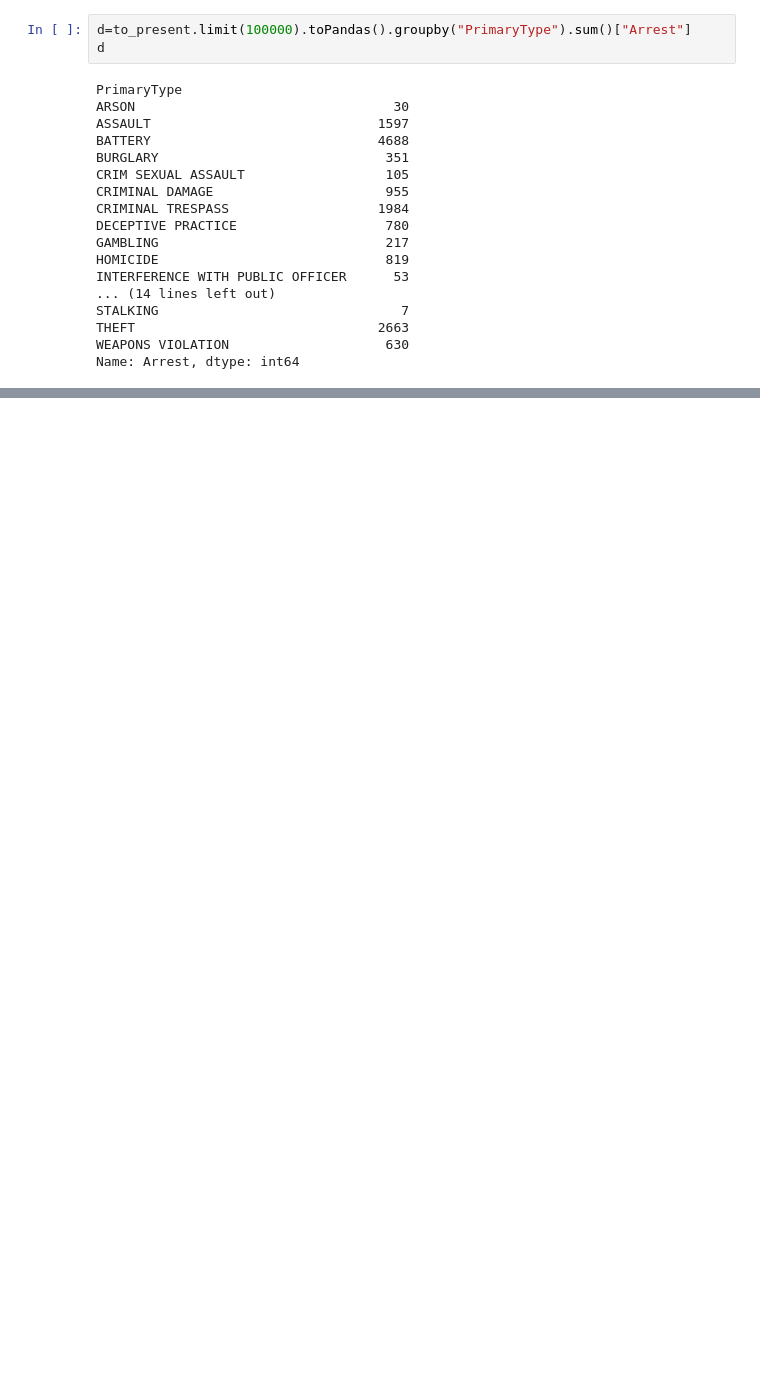
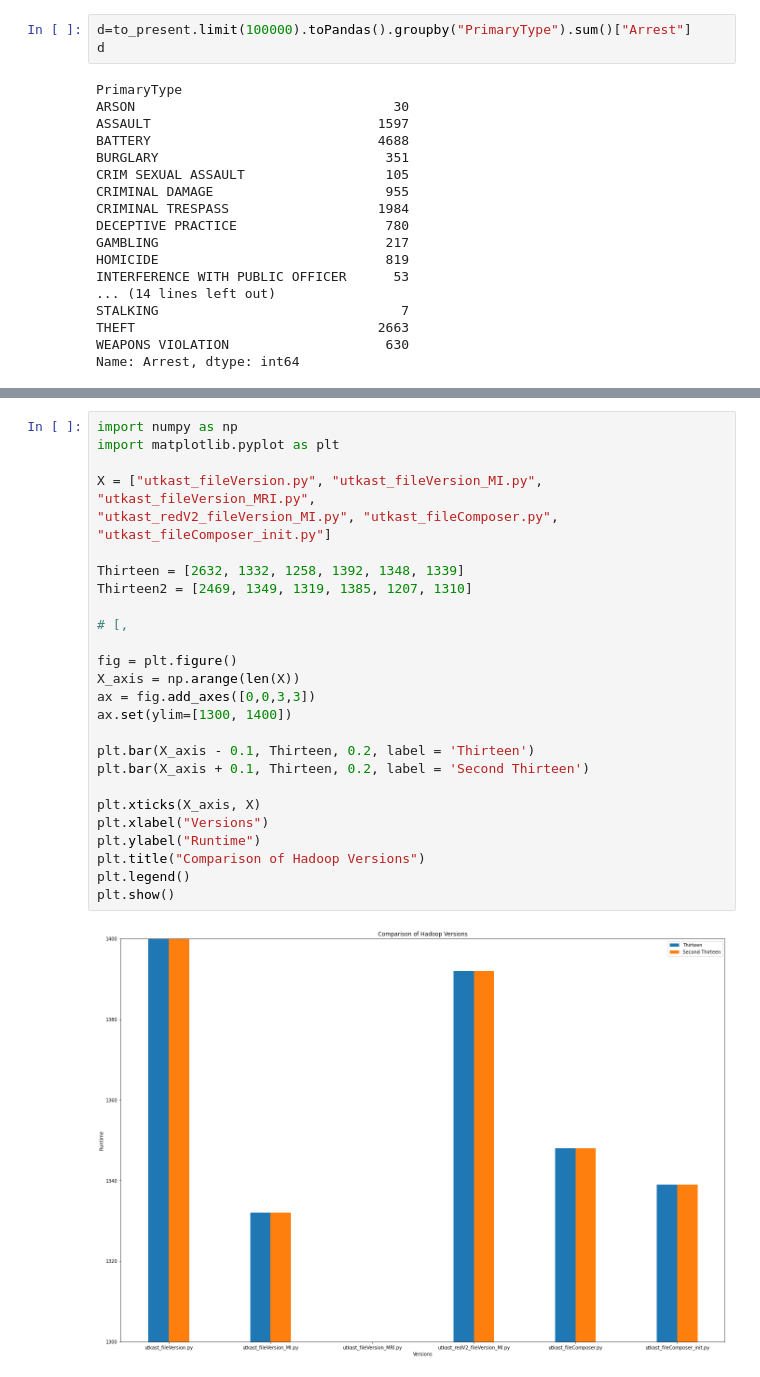
Before and after one commit to Mintra99/chicago-crime-hadoop, a Jupyter notebook: kladd.ipynb, the cells around one changed output, grey strips where cells are left out. Drawn from its saved outputs; the diff is of its cells as text; blank space fills up the shorter version.

```diff
--- a/kladd.ipynb
+++ b/kladd.ipynb
@@ -129,0 +254,28 @@ plt.show()
+# %%
+import numpy as np
+import matplotlib.pyplot as plt
+
+X = ["utkast_fileVersion.py", "utkast_fileVersion_MI.py", "utkast_fileVersion_MRI.py",
+"utkast_redV2_fileVersion_MI.py", "utkast_fileComposer.py", "utkast_fileComposer_init.py"]
+
+Thirteen = [2632, 1332, 1258, 1392, 1348, 1339]
+Thirteen2 = [2469, 1349, 1319, 1385, 1207, 1310]
+
+# [,
+
+fig = plt.figure()
+X_axis = np.arange(len(X))
+ax = fig.add_axes([0,0,3,3])
+ax.set(ylim=[1300, 1400])
+
+plt.bar(X_axis - 0.1, Thirteen, 0.2, label = 'Thirteen')
+plt.bar(X_axis + 0.1, Thirteen, 0.2, label = 'Second Thirteen')
+
+plt.xticks(X_axis, X)
+plt.xlabel("Versions")
+plt.ylabel("Runtime")
+plt.title("Comparison of Hadoop Versions")
+plt.legend()
+plt.show()
+# %% [output]
+[figure, added]
```
Also changed, not shown: parts of 12 cells of this notebook, 11 other files.
